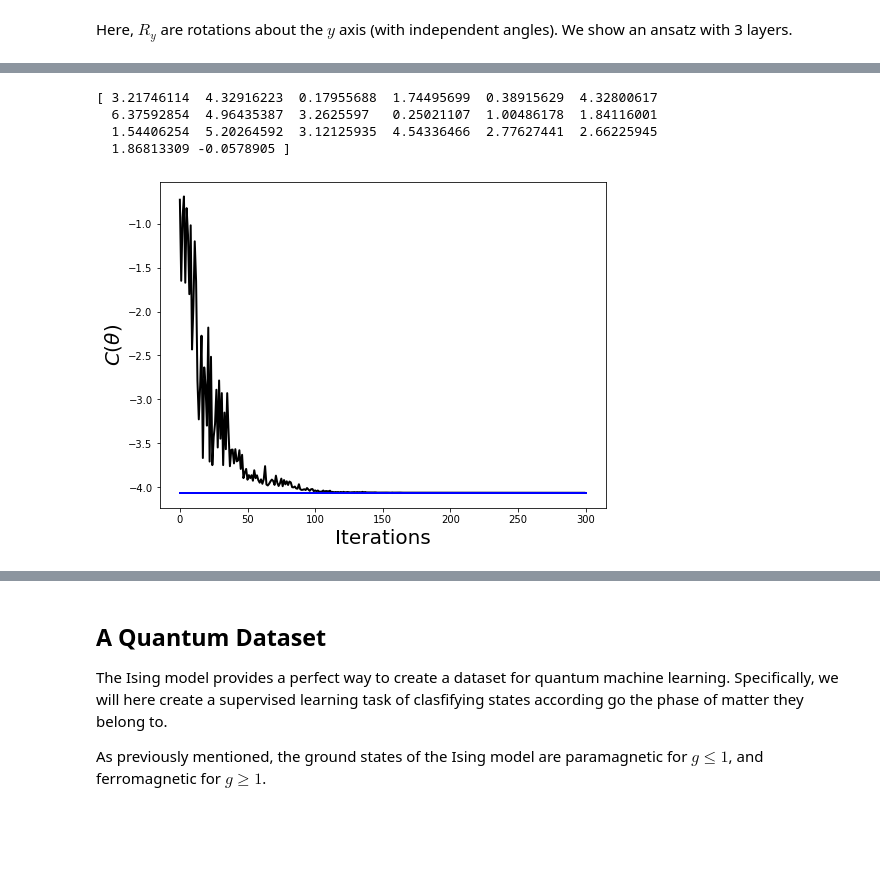
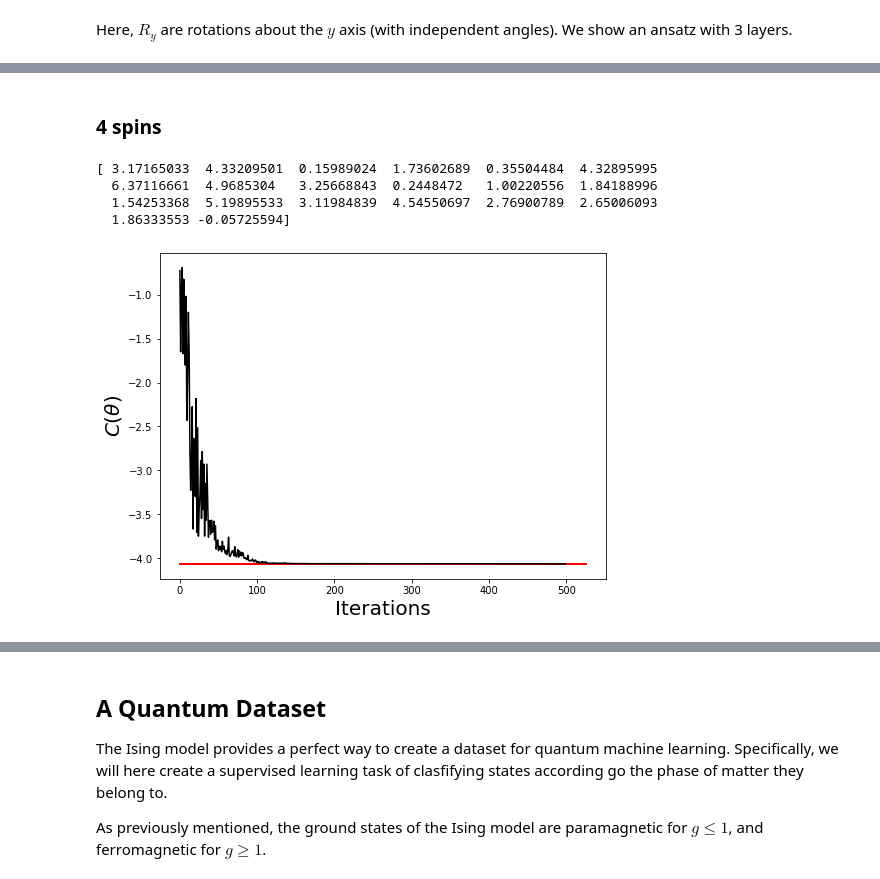
Before and after one commit to deleonja/pwf2021_qml, a Jupyter notebook: QML_practical_exercises.ipynb, the cells around one changed output, grey strips where cells are left out. Cells and saved outputs as stored; diff of their text form; code cells hidden in the pictures; blank space fills up the shorter version.

```diff
--- a/QML_practical_exercises.ipynb
+++ b/QML_practical_exercises.ipynb
@@ -551,11 +532,4 @@ q.MatrixForm(H_Ising(4,1))
 ⎢   0j    (1+0j)    0j      0j    (1+0j)    0j      0j      0j      0j      0j      0j    (1+0j)    0j    (2+0j)  (1+0j)    0j    ⎥
 ⎢   0j      0j    (1+0j)    0j      0j      0j      0j    (1+0j)  (1+0j)    0j      0j      0j      0j    (1+0j)  (2+0j)    0j    ⎥
 ⎝   0j      0j      0j    (1+0j)    0j      0j    (1+0j)    0j      0j    (1+0j)    0j      0j    (1+0j)    0j      0j    (4+0j)  ⎠
-# %%
-g = np.linspace(0,2,100)
-
-eigvals_H_Ising = []
-
-for i in range(100):
-  eigvals_H_Ising.append(np.linalg.eigvalsh(H_Ising(6, g[i])))
 # %%
@@ -626,0 +643,5 @@ Here, $R_y$ are rotations about the $y$ axis (with independent angles). We show
+# %%
+# 8 spins and 3 layers
+n = 8
+L = 4
+Ising_circuit(np.random.rand(num_of_parameters(n, L)) * 2 * np.pi).draw(output='mpl')
@@ -629,43 +652,45 @@ Here, $R_y$ are rotations about the $y$ axis (with independent angles). We show
 backend = Aer.get_backend('statevector_simulator')
 
 def cost_function_Ising_model(theta):
-  quantum_circuit = Ising_circuit(theta, L)
+  quantum_circuit = Ising_circuit(theta)
 
   job = backend.run(quantum_circuit)
   result = job.result()
   outputstate = result.get_statevector(quantum_circuit, decimals=10)
 
-  cost_value = np.real(np.vdot(outputstate, np.matmul(H_Ising(4, 0.25), outputstate)))
+  cost_value = np.real(np.vdot(outputstate, np.matmul(H_Ising(n, g), outputstate)))
   cost_function_values.append(cost_value)
   return cost_value
+# %% [markdown]
+### 4 spins
 # %%
 # Load an optimization package
 from scipy.optimize import minimize
-
-## We can optimize the cost function using the minimize function.
 
 # Set numpy random seed
 np.random.seed(4238)
 
 # First, we set a random parameter for theta to start the optimization
+n = 4
 L = 2
-parameters = 8 + 6*L
-theta0 = np.random.rand(parameters) * 2 * np.pi
+g = 0.25
+max_iter = 500
+theta0 = np.random.rand(num_of_parameters(n, L)) * 2 * np.pi
 
 # We then run the optimization using the COBYLA method, with a maximum of 300 iteration steps
 cost_function_values = []
-out = minimize(cost_function_Ising_model, theta0, method="COBYLA", options={'maxiter':300})
+out = minimize(cost_function_Ising_model, theta0, method="COBYLA", options={'maxiter':max_iter})
 
 print(out.x)
 plt.figure(figsize=(8,6))
-plt.plot(cost_function_values,'k-', linewidth=2)
-plt.plot(np.linspace(0,300,10),[np.linalg.eigvalsh(H_Ising(4, 0.25))[0]]*10,'b-',linewidth=2)
+plt.plot(np.linspace(0, out.nfev + 25, 10),[np.linalg.eigvalsh(H_Ising(n, g))[0]]*10,'r-', linewidth=2)
+plt.plot(cost_function_values,'k-', linewidth=1.5)
 plt.ylabel(r'$C(\theta)$',size=20)
 plt.xlabel('Iterations',size=20)
 plt.show()
 # %% [output]
-[ 3.21746114  4.32916223  0.17955688  1.74495699  0.38915629  4.32800617
-  6.37592854  4.96435387  3.2625597   0.25021107  1.00486178  1.84116001
-  1.54406254  5.20264592  3.12125935  4.54336466  2.77627441  2.66225945
-  1.86813309 -0.0578905 ]
+[ 3.17165033  4.33209501  0.15989024  1.73602689  0.35504484  4.32895995
+  6.37116661  4.9685304   3.25668843  0.2448472   1.00220556  1.84188996
+  1.54253368  5.19895533  3.11984839  4.54550697  2.76900789  2.65006093
+  1.86333553 -0.05725594]
-[figure, old version]
+[figure, new version]
```
Also changed, not shown: parts of 26 cells of this notebook.
